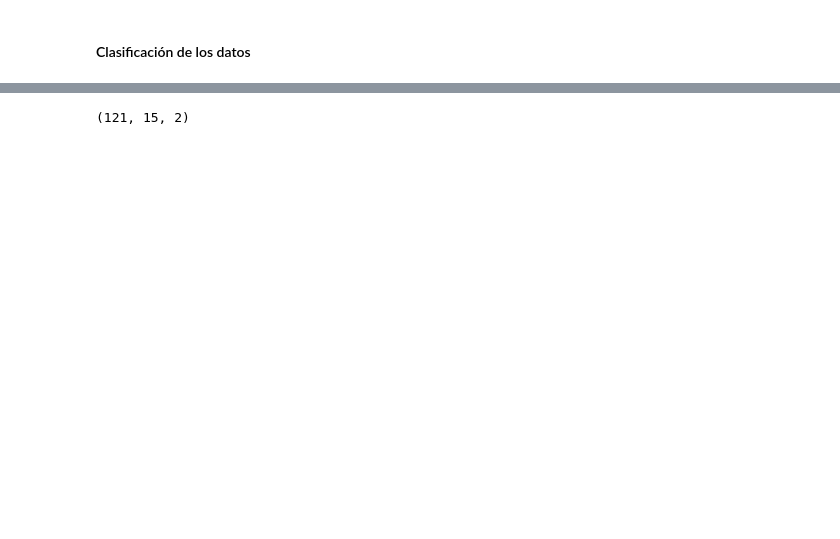
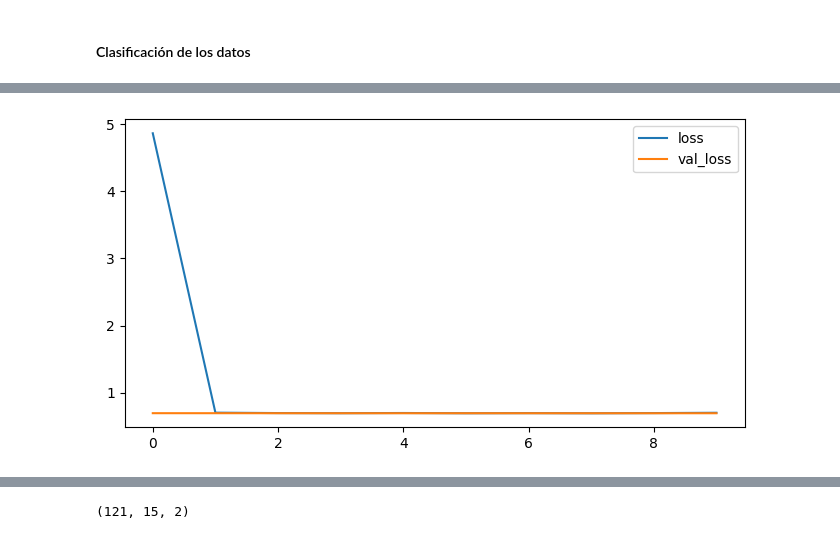
Before and after one commit to judith-ale/proyecto_modulo1, a Jupyter notebook: ProyectoModulo1_RabagoJ_MartinezC_VelicaX.ipynb, the cells around one changed output, grey strips where cells are left out. Drawn from its saved outputs; the diff is of its cells as text; code cells hidden in the pictures; blank space fills up the shorter version.

```diff
--- a/ProyectoModulo1_RabagoJ_MartinezC_VelicaX.ipynb
+++ b/ProyectoModulo1_RabagoJ_MartinezC_VelicaX.ipynb
@@ -854,0 +887,3 @@ from sklearn.metrics import classification_report, confusion_matrix
+# %%
+n_timesteps, n_features, n_outputs = X_train.shape[1], 1, np.unique(y_train).shape[0]
+n_timesteps, n_features, n_outputs
@@ -854,0 +892,22 @@ from sklearn.metrics import classification_report, confusion_matrix
+# %%
+def cnn_1():
+    model = tf.keras.Sequential()
+    model.add(tf.keras.layers.Conv1D(filters=8, kernel_size=4, activation='relu', input_shape=(n_timesteps,n_features)))
+    model.add(tf.keras.layers.Dropout(0.5))
+    model.add(tf.keras.layers.MaxPooling1D(pool_size=2))
+    model.add(tf.keras.layers.Flatten())
+    model.add(tf.keras.layers.Dense(10, activation='relu'))
+    model.add(tf.keras.layers.Dense(n_outputs, activation='softmax'))
+    model.compile(loss='sparse_categorical_crossentropy', optimizer='adam', metrics=['accuracy'])
+    return model
+# %%
+cnn_un = {'model': cnn_1()}
+# %%
+cnn_un['history'] = cnn_un['model'].fit(X_train[:,:,5].reshape(*X_train[:,:,5].shape, 1, 1), y_train,
+                                        validation_data = (X_val[:,:,5].reshape(*X_val[:,:,5].shape, 1, 1), y_val),
+                                        epochs=10, verbose=0, batch_size=16)
+
+print('Accuracy:', cnn_un['history'].history['val_accuracy'])
+print('Loss:', cnn_un['history'].history['val_loss'])
+
+cnn_un['model'].save_weights('/content/drive/MyDrive/proyecto/cnn_un.h5')
@@ -854,0 +917,5 @@ from sklearn.metrics import classification_report, confusion_matrix
+# %%
+pd.DataFrame(cnn_un['history'].history)[['loss', 'val_loss']].plot(figsize=(8,4))
+plt.show()
+# %% [output]
+[figure, added]
```
Also changed, not shown: parts of 20 cells of this notebook.
